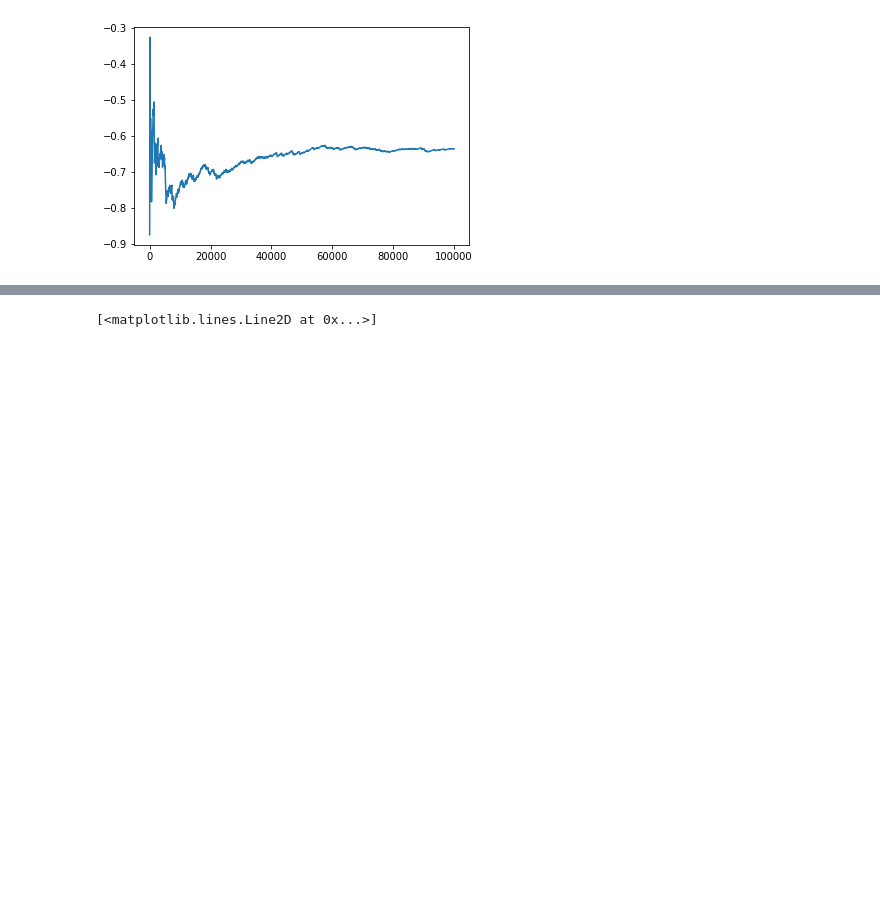
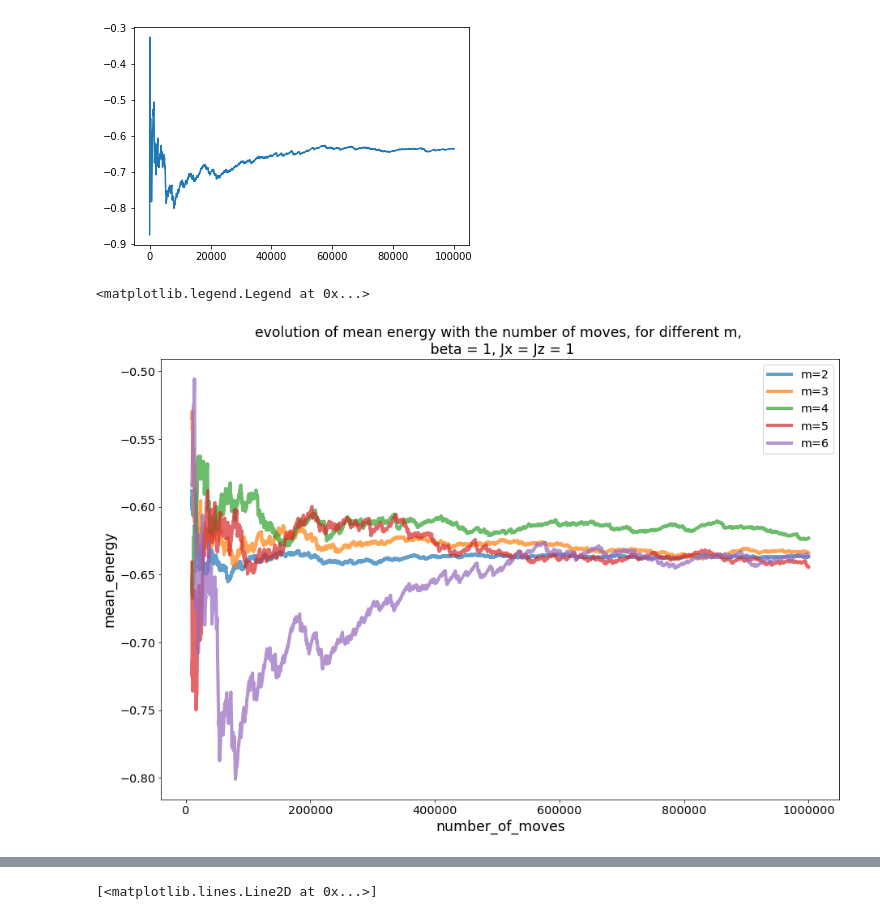
Before and after one commit to barthelemymp/Quantum_MC, a Jupyter notebook: results/local_result.ipynb, the cells around one changed output, grey strips where cells are left out. Cells and saved outputs as stored; diff of their text form; code cells hidden in the pictures; blank space fills up the shorter version.

Commit message:
graphs for local

```diff
--- a/results/local_result.ipynb
+++ b/results/local_result.ipynb
@@ -64,3 +62,35 @@ plt.plot(xmesure, me6)
 # %% [output]
 [<matplotlib.lines.Line2D at 0x...>]
 [figure]
+# %%
+fig = plt.figure(figsize = (15,10))
+x=np.linspace(0,4990,500)
+xmovec=xmove[1000:]
+me2c = me2[1000:]
+me3c = me3[1000:]
+me4c = me4[1000:]
+me5c = me5[1000:]
+me6c = me6[1000:]
+
+
+plt.xlabel('number_of_moves', fontsize = 'xx-large')
+plt.ylabel('mean_energy', fontsize = 'xx-large')
+plt.xticks(fontsize = 'x-large')
+plt.yticks(fontsize = 'x-large')
+plt.title('evolution of mean energy with the number of moves, for different m, \n beta = 1, Jx = Jz = 1', fontsize = 'xx-large')
+
+plt.plot(xmovec, me2c, label = 'm=2',
+             lw = 4, alpha = 0.7)
+plt.plot(xmovec, me3c, label = 'm=3',
+             lw = 4, alpha = 0.7)
+plt.plot(xmovec, me4c, label = 'm=4',
+             lw = 4, alpha = 0.7)
+plt.plot(xmovec, me5c, label = 'm=5',
+             lw = 4, alpha = 0.7)
+plt.plot(xmovec, me6c, label = 'm=6',
+             lw = 4, alpha = 0.7)
+
+plt.legend(loc = 0, fontsize = 'x-large')
+# %% [output]
+<matplotlib.legend.Legend at 0x...>
+[figure, added]
```
Also changed, not shown: parts of 12 cells of this notebook, 2 other files.
